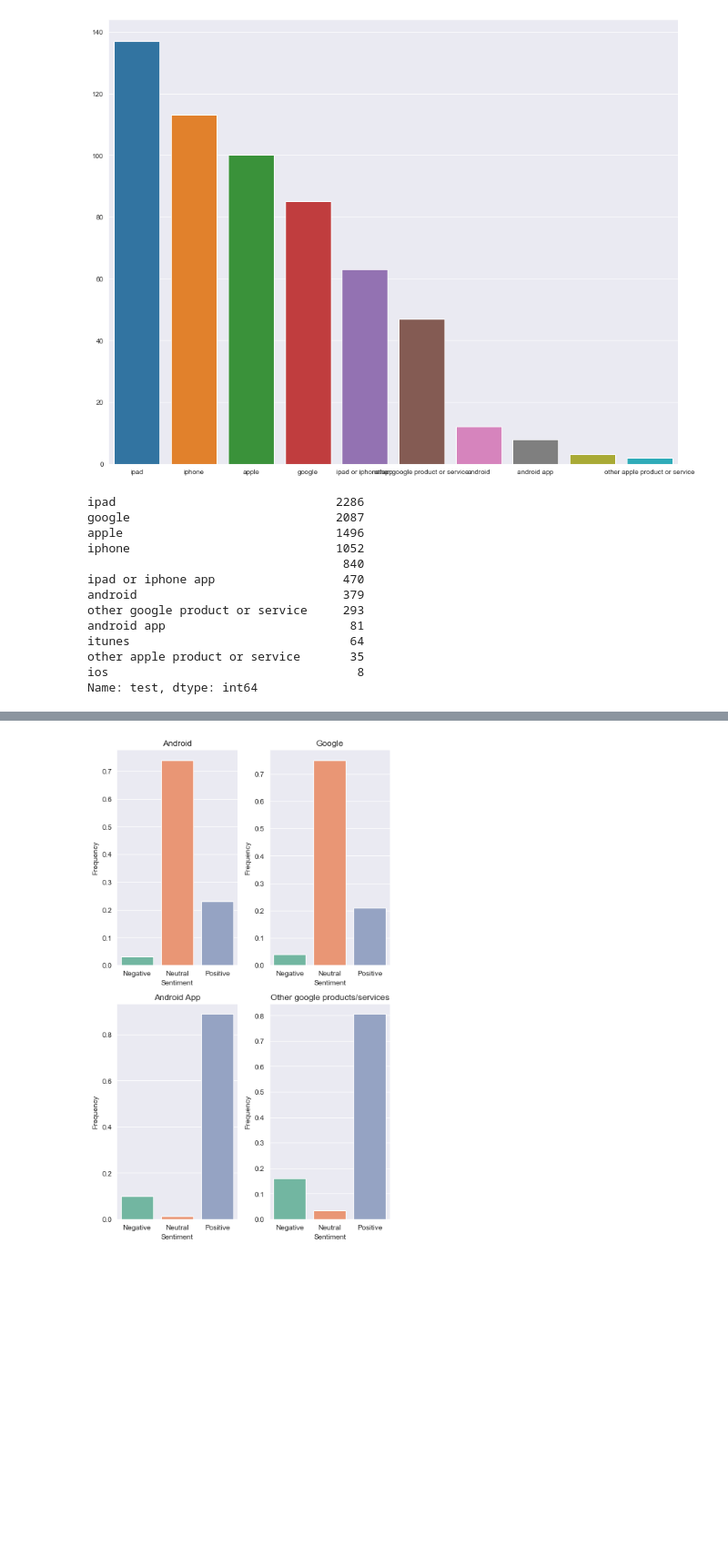
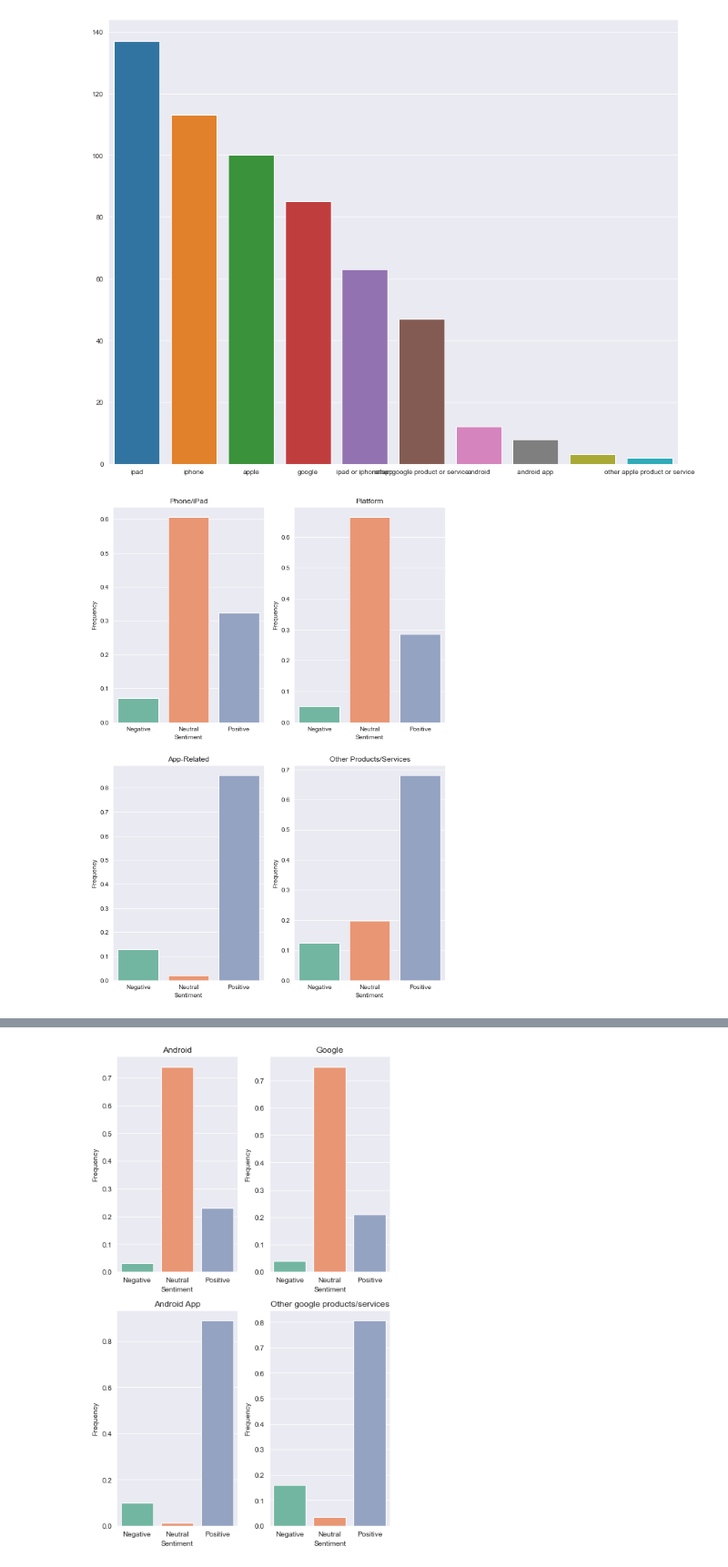
Before and after one commit to mmceld2/NLP-Analysis, a Jupyter notebook: dillon_cleaner_nb.ipynb, the cells around one changed output, grey strips where cells are left out. Shown at 91% size. Saved outputs shown, nothing was run; the diff lists cells and outputs as text; code cells hidden in the pictures; blank space fills up the shorter version.

```diff
--- a/dillon_cleaner_nb.ipynb
+++ b/dillon_cleaner_nb.ipynb
@@ -389,19 +388,3 @@ sns.barplot(x = df_neg['test'].value_counts().index,
 # %% [output]
 <AxesSubplot:>
 [figure]
-# %%
-df['test'].value_counts()
-# %% [output]
-ipad                               2286
-google                             2087
-apple                              1496
-iphone                             1052
-                                    840
-ipad or iphone app                  470
-android                             379
-other google product or service     293
-android app                          81
-itunes                               64
-other apple product or service       35
-ios                                   8
-Name: test, dtype: int64
@@ -408,3 +397,44 @@ Name: test, dtype: int64
+# %%
+plt.figure(figsize=(20,14))
+
+ax1 = plt.subplot2grid(shape=(2,4), loc=(0,0))
+ax2 = plt.subplot2grid(shape=(2,4), loc=(0,1))
+ax3 = plt.subplot2grid(shape=(2,4), loc=(1,0))
+ax4 = plt.subplot2grid(shape=(2,4), loc=(1,1))
+
+sns.barplot(x = df.loc[df.category == 'Phone/iPad']['target'].value_counts().index,
+               y = df.loc[df.category == 'Phone/iPad']['target'].value_counts(normalize=True),
+           ax=ax1)
+ax1.set_title('Phone/iPad')
+ax1.set_xlabel('Sentiment')
+ax1.set_ylabel('Frequency')
+ax1.set_xticklabels(['Negative', 'Neutral', 'Positive'])
+
+sns.barplot(x = df.loc[df.category == 'Platform']['target'].value_counts().index,
+            y = df.loc[df.category == 'Platform']['target'].value_counts(normalize=True),
+           ax=ax2)
+ax2.set_title('Platform')
+ax2.set_xlabel('Sentiment')
+ax2.set_ylabel('Frequency')
+ax2.set_xticklabels(['Negative', 'Neutral', 'Positive'])
+
+sns.barplot(x = df.loc[df.category == 'App']['target'].value_counts().index,
+               y = df.loc[df.category == 'App']['target'].value_counts(normalize=True),
+           ax=ax3)
+ax3.set_title('App-Related')
+ax3.set_xlabel('Sentiment')
+ax3.set_ylabel('Frequency')
+ax3.set_xticklabels(['Negative', 'Neutral', 'Positive'])
+
+sns.barplot(x = df.loc[df.category == 'Other product/service']['target'].value_counts().index,
+               y = df.loc[df.category == 'Other product/service']['target'].value_counts(normalize=True),
+           ax=ax4)
+ax4.set_title('Other Products/Services')
+ax4.set_xlabel('Sentiment')
+ax4.set_ylabel('Frequency')
+ax4.set_xticklabels(['Negative', 'Neutral', 'Positive']);
+# %% [output]
+[figure, added]
 # %%
 plt.figure(figsize=(12,10))
 
```
Also changed, not shown: parts of 86 cells of this notebook.
